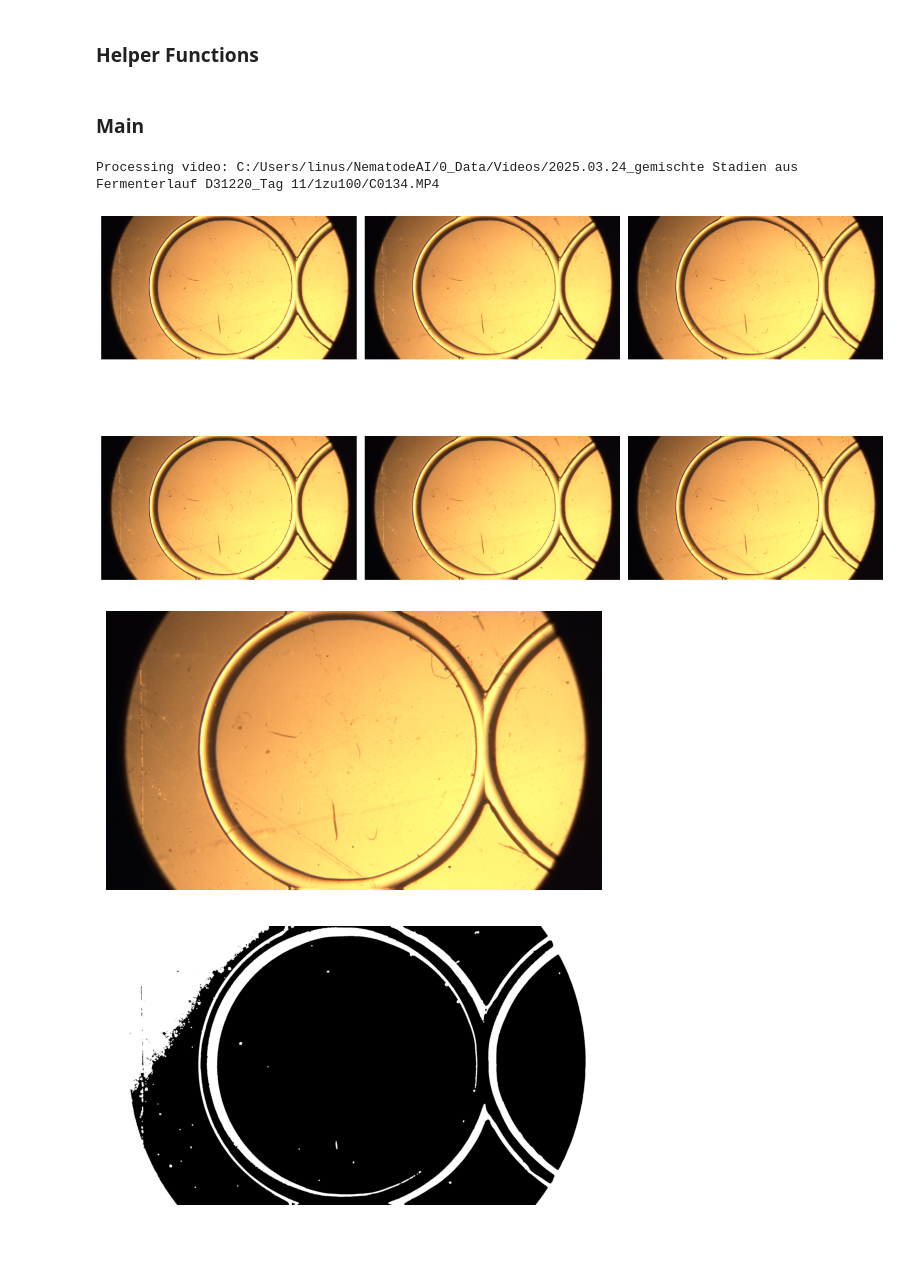
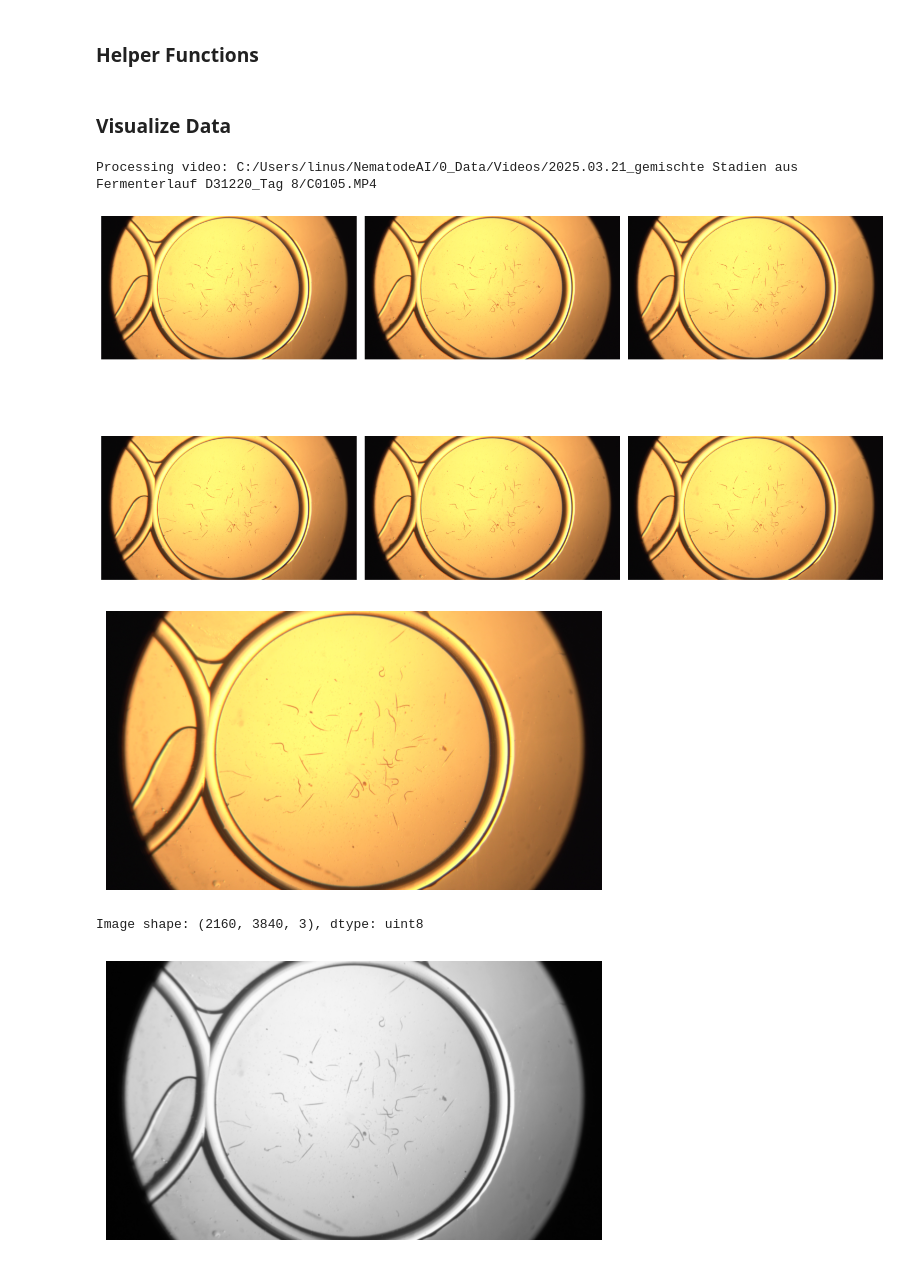
Before and after one commit to lnsprnz/NematodeAI, a Jupyter notebook: 2_Scripts/1_VideosToFrames.ipynb, the cells around one changed output. Cells and saved outputs as stored; diff of their text form; code cells hidden in the pictures.

```diff
--- a/2_Scripts/1_VideosToFrames.ipynb
+++ b/2_Scripts/1_VideosToFrames.ipynb
@@ -21,8 +21,8 @@ import numpy as np
 # %% [markdown]
 ### Define input and output paths
 # %%
-video_path = 'C:/Users/linus/NematodeAI/0_Data/Videos/2025.03.24_gemischte Stadien aus Fermenterlauf D31220_Tag 11/1zu100/C0134.MP4'   # Replace with your video p
-output_dir =  'linus/NematodeAI/0_Data/Frames'  # Output directory for processed frames
+video_path = 'C:/Users/linus/NematodeAI/0_Data/Videos/2025.03.21_gemischte Stadien aus Fermenterlauf D31220_Tag 8/C0105.MP4'   # Replace with your video p
+output_dir =  'C:/Users/linus/NematodeAI/0_Data/Frames'  # Output directory for processed frames
 FRAMES = 4  # Number of frames to extract per second
 # %% [markdown]
 ### Helper Functions
@@ -115,5 +192,5 @@ def clahe(img):
 # %% [markdown]
-### Main
+### Visualize Data
 # %%
 os.makedirs(output_dir, exist_ok=True)
 
@@ -139,5 +216,5 @@ for idx, ax in enumerate(axes.flat):
 plt.tight_layout()
 plt.show()
 # %% [output]
-Processing video: C:/Users/linus/NematodeAI/0_Data/Videos/2025.03.24_gemischte Stadien aus Fermenterlauf D31220_Tag 11/1zu100/C0134.MP4
+Processing video: C:/Users/linus/NematodeAI/0_Data/Videos/2025.03.21_gemischte Stadien aus Fermenterlauf D31220_Tag 8/C0105.MP4
-[figure, old version]
+[figure, new version]
@@ -150,13 +222,17 @@ os.makedirs(video_output_dir, exist_ok=True)
 plt.imshow(cv2.cvtColor(frames[5], cv2.COLOR_BGR2RGB))
 plt.axis('off')  # Hide axes for better visualization
 plt.show()
+print(f"Image shape: {frames[5].shape}, dtype: {frames[5].dtype}")
 # %% [output]
-[figure, old version]
+[figure, new version]
+Image shape: (2160, 3840, 3), dtype: uint8
 # %%
-watershed_img = watershed(frames[5])
-plt.imshow(cv2.cvtColor(watershed_img, cv2.COLOR_BGR2RGB))
+frames = transform_frames_to_grayscale(frames)
+gray_blurred = cv2.GaussianBlur(frames[5], (11, 11), 0)
+plt.imshow(gray_blurred, cmap='gray')
+# plt.imshow(clahe_img, cmap='gray')
 plt.axis('off')  # Hide axes for better visualization
 plt.show()
 # %% [output]
-[figure, old version]
+[figure, new version]
 # %%
```
Also changed, not shown: parts of 7 cells of this notebook, 1 other file.
